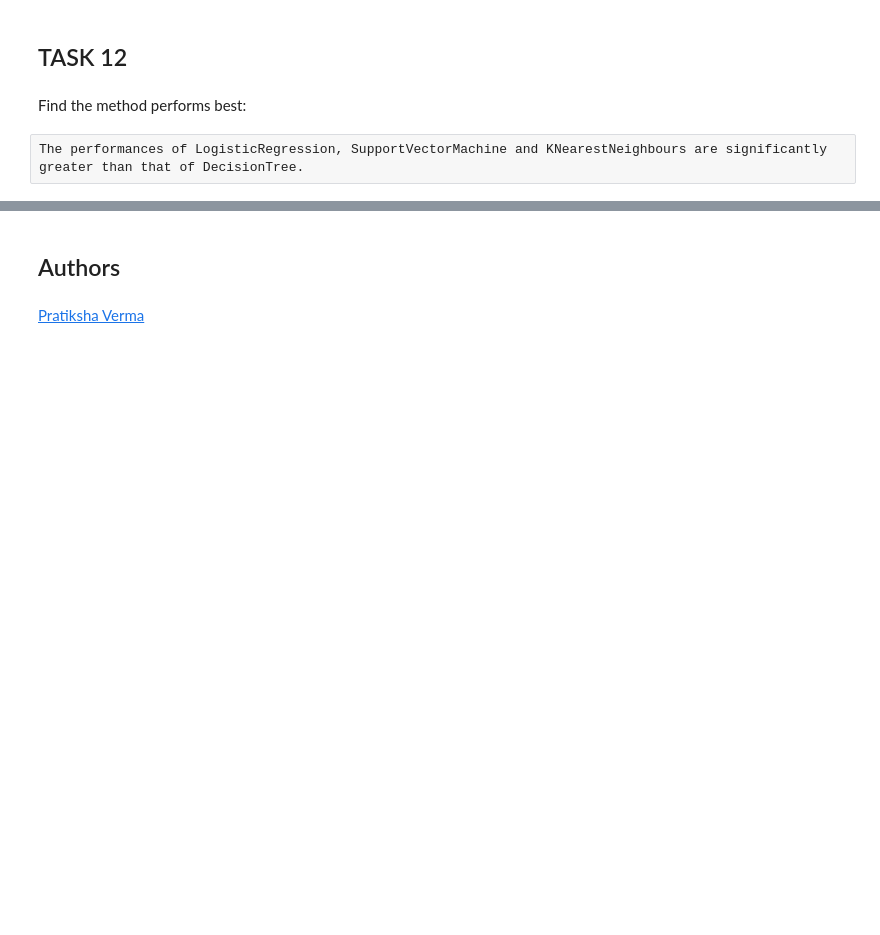
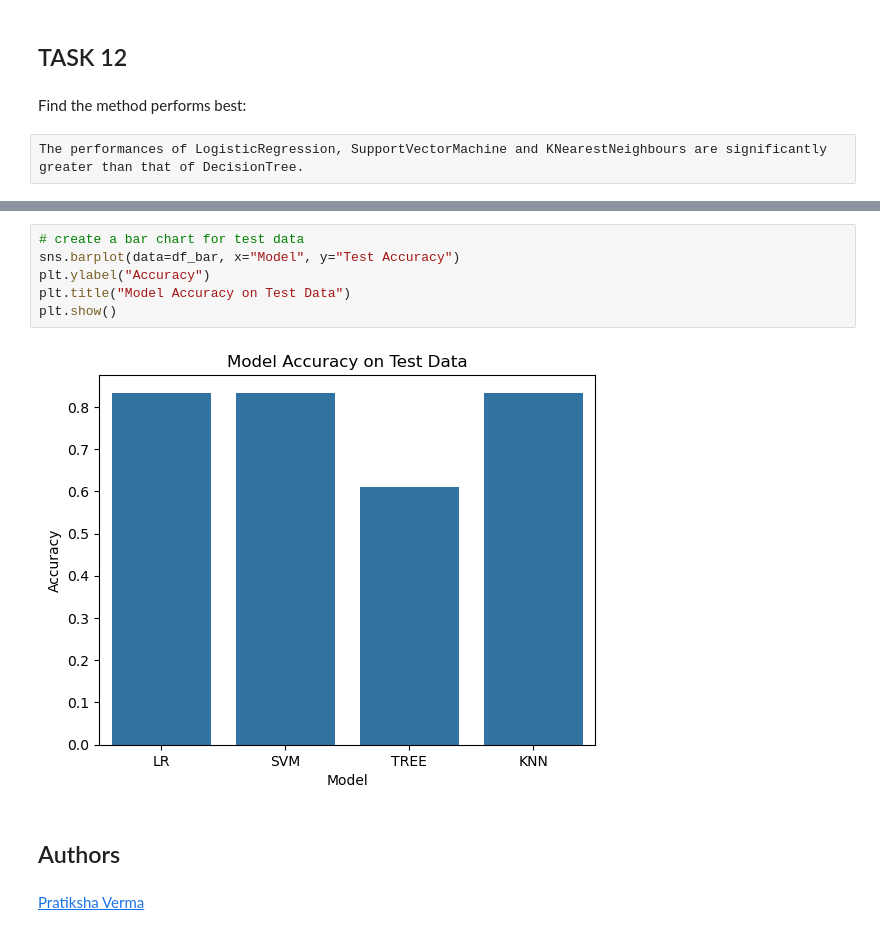
Before and after one commit to lawun330/Coursera-Solutions--Applied-Data-Science-Capstone, a Jupyter notebook: 4. SpaceX_Machine_Learning_Prediction_Part_5.jupyterlite.ipynb, the cells around one changed output, grey strips where cells are left out. Cells and saved outputs as stored; diff of their text form; blank space fills up the shorter version.

```diff
--- a/4. SpaceX_Machine_Learning_Prediction_Part_5.jupyterlite.ipynb
+++ b/4. SpaceX_Machine_Learning_Prediction_Part_5.jupyterlite.ipynb
@@ -372,3 +413,11 @@ The performances of LogisticRegression, SupportVectorMachine and KNearestNeighbo
+# %%
+# create a bar chart for test data
+sns.barplot(data=df_bar, x="Model", y="Test Accuracy")
+plt.ylabel("Accuracy")
+plt.title("Model Accuracy on Test Data")
+plt.show()
+# %% [output]
+[figure, added]
 # %% [markdown]
 ## Authors
 # %% [markdown]
```
Also changed, not shown: parts of 8 cells of this notebook, 8 other files.
